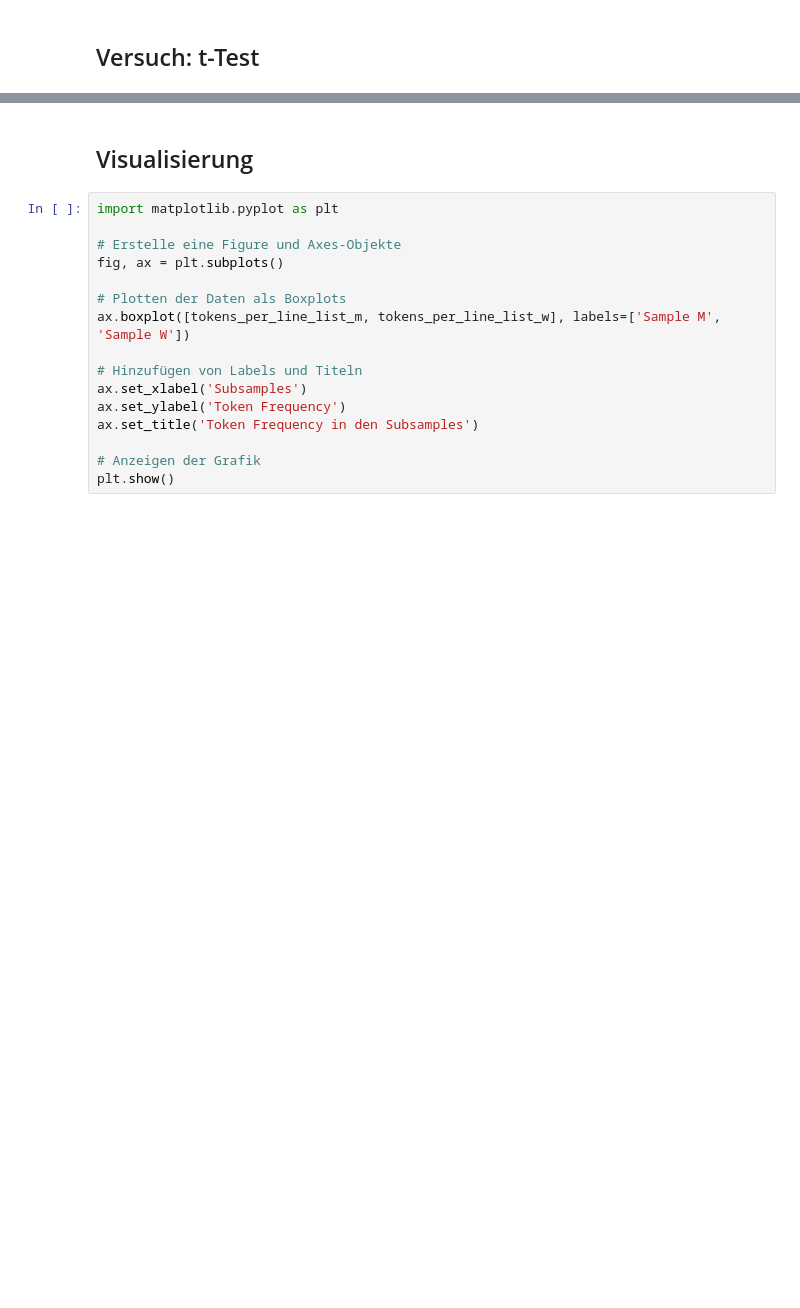
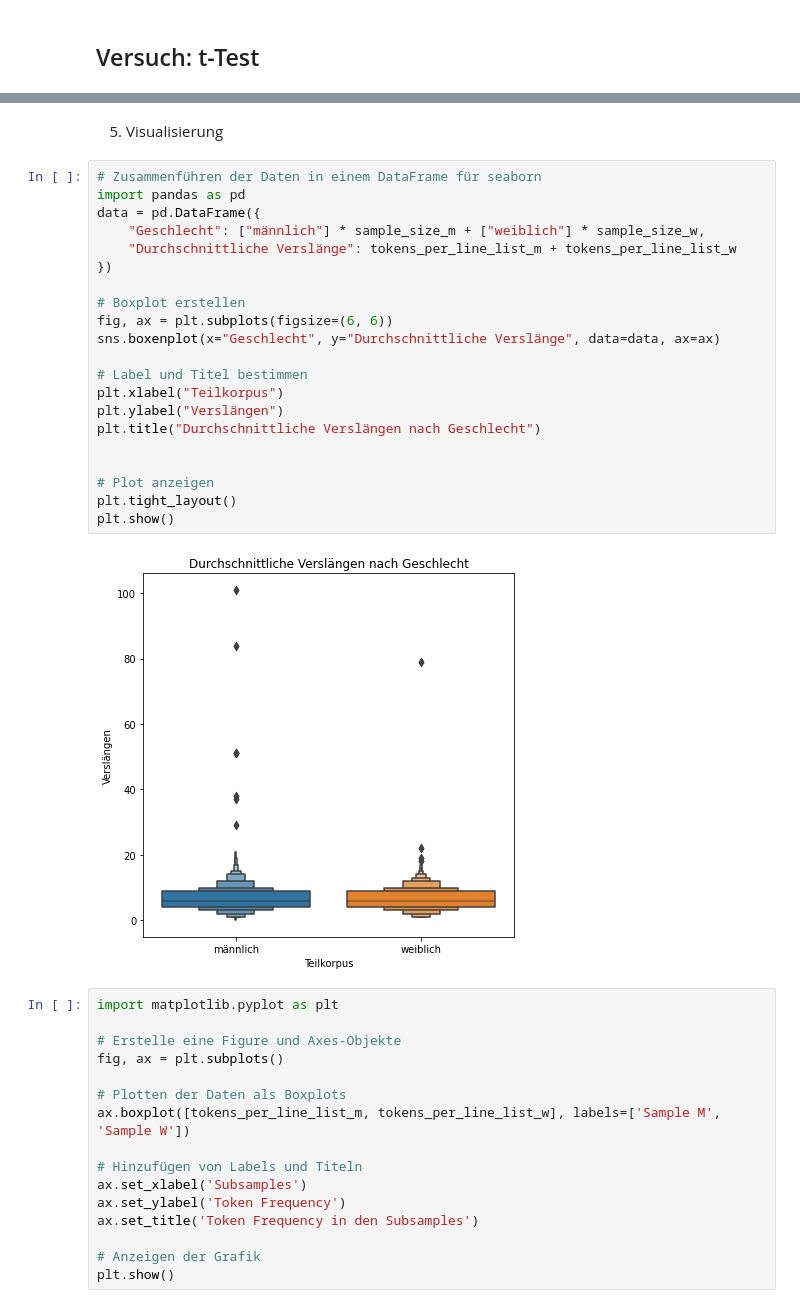
Before and after one commit to niceshice/Forschungsmethoden_LL_Gedichte, a Jupyter notebook: teststatistic_tokens-per-line.ipynb, the cells around one changed output, grey strips where cells are left out. Cells and saved outputs as stored; diff of their text form; blank space fills up the shorter version.

```diff
--- a/teststatistic_tokens-per-line.ipynb
+++ b/teststatistic_tokens-per-line.ipynb
@@ -181,5 +212,28 @@ Es gibt keinen signifikanten Unterschied zwischen den Subsamples.
 # %% [markdown]
-## Visualisierung
+5. Visualisierung
+# %%
+# Zusammenführen der Daten in einem DataFrame für seaborn
+import pandas as pd
+data = pd.DataFrame({
+    "Geschlecht": ["männlich"] * sample_size_m + ["weiblich"] * sample_size_w,
+    "Durchschnittliche Verslänge": tokens_per_line_list_m + tokens_per_line_list_w
+})
+
+# Boxplot erstellen
+fig, ax = plt.subplots(figsize=(6, 6))
+sns.boxenplot(x="Geschlecht", y="Durchschnittliche Verslänge", data=data, ax=ax)
+
+# Label und Titel bestimmen
+plt.xlabel("Teilkorpus")
+plt.ylabel("Verslängen")
+plt.title("Durchschnittliche Verslängen nach Geschlecht")
+
+
+# Plot anzeigen
+plt.tight_layout()
+plt.show()
+# %% [output]
+[figure, added]
 # %%
 import matplotlib.pyplot as plt
 
```
Also changed, not shown: parts of 13 cells of this notebook, 1 other file.
